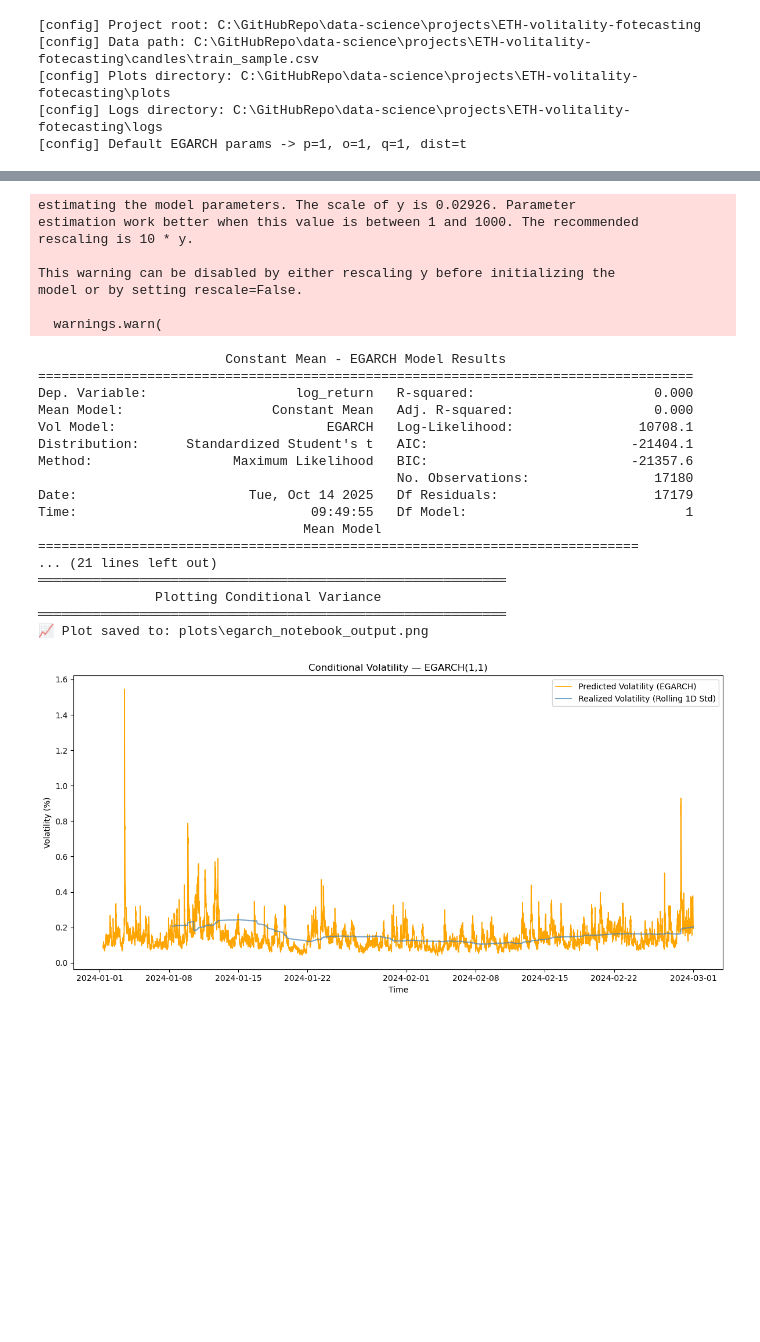
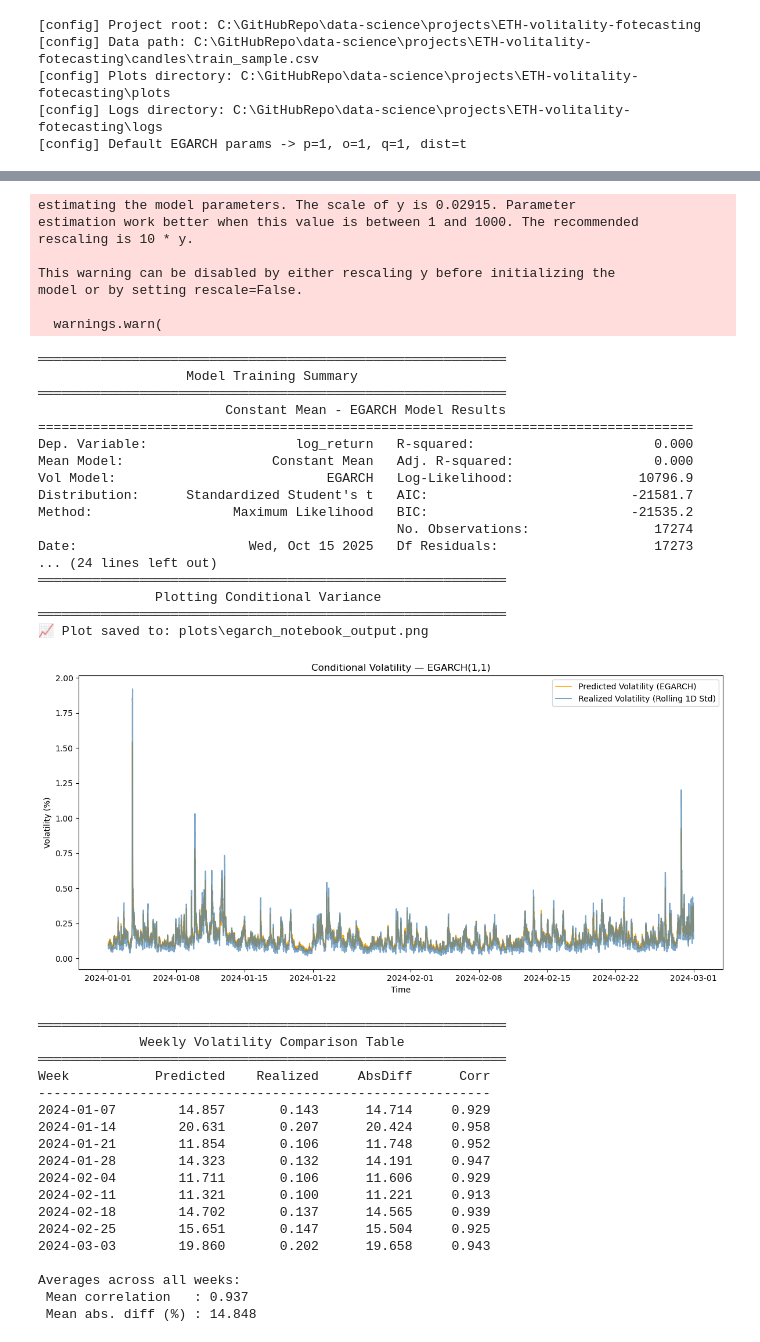
Before and after one commit to n00b0dyy/data-science, a Jupyter notebook: projects/ETH-volitality-fotecasting/notebooks/03_run_EGARCH.ipynb, the cells around one changed output, grey strips where cells are left out. Saved outputs shown, nothing was run; the diff lists cells and outputs as text; code cells hidden in the pictures; blank space fills up the shorter version.

```diff
--- a/projects/ETH-volitality-fotecasting/notebooks/03_run_EGARCH.ipynb
+++ b/projects/ETH-volitality-fotecasting/notebooks/03_run_EGARCH.ipynb
@@ -130,6 +130,10 @@ res, df = train_egarch(df, p=1, o=1, q=1)
 
 # === Plot results ===
 plot_conditional_variance(res, df, save_path=os.path.join(PLOTS_DIR, "egarch_notebook_output.png"))
+
+
+# === Weekly comparison table ===
+weekly_volatility_comparison(res, df)
 # %% [output]
 📂 Loading data from: C:\GitHubRepo\data-science\projects\ETH-volitality-fotecasting\candles\train_sample.csv
 ✅ Data loaded successfully
@@ -173,27 +178,45 @@ Remove NaN values and continue? (y/n):  y
 ════════════════════════════════════════════════════════════
-estimating the model parameters. The scale of y is 0.02926. Parameter
+estimating the model parameters. The scale of y is 0.02915. Parameter
 estimation work better when this value is between 1 and 1000. The recommended
 rescaling is 10 * y.
 
 This warning can be disabled by either rescaling y before initializing the
 model or by setting rescale=False.
 
   warnings.warn(
+════════════════════════════════════════════════════════════
+                   Model Training Summary
+════════════════════════════════════════════════════════════
                         Constant Mean - EGARCH Model Results
 ====================================================================================
 Dep. Variable:                   log_return   R-squared:                       0.000
 Mean Model:                   Constant Mean   Adj. R-squared:                  0.000
-Vol Model:                           EGARCH   Log-Likelihood:                10708.1
-Distribution:      Standardized Student's t   AIC:                          -21404.1
-Method:                  Maximum Likelihood   BIC:                          -21357.6
-                                              No. Observations:                17180
-Date:                      Tue, Oct 14 2025   Df Residuals:                    17179
-Time:                              09:49:55   Df Model:                            1
-                                  Mean Model
-=============================================================================
-... (21 lines left out)
+Vol Model:                           EGARCH   Log-Likelihood:                10796.9
+Distribution:      Standardized Student's t   AIC:                          -21581.7
+Method:                  Maximum Likelihood   BIC:                          -21535.2
+                                              No. Observations:                17274
+Date:                      Wed, Oct 15 2025   Df Residuals:                    17273
+... (24 lines left out)
 ════════════════════════════════════════════════════════════
                Plotting Conditional Variance
 ════════════════════════════════════════════════════════════
 📈 Plot saved to: plots\egarch_notebook_output.png
-[figure, old version]
+[figure, new version]
+════════════════════════════════════════════════════════════
+             Weekly Volatility Comparison Table
+════════════════════════════════════════════════════════════
+Week           Predicted    Realized     AbsDiff      Corr
+----------------------------------------------------------
+2024-01-07        14.857       0.143      14.714     0.929
+2024-01-14        20.631       0.207      20.424     0.958
+2024-01-21        11.854       0.106      11.748     0.952
+2024-01-28        14.323       0.132      14.191     0.947
+2024-02-04        11.711       0.106      11.606     0.929
+2024-02-11        11.321       0.100      11.221     0.913
+2024-02-18        14.702       0.137      14.565     0.939
+2024-02-25        15.651       0.147      15.504     0.925
+2024-03-03        19.860       0.202      19.658     0.943
+
+Averages across all weeks:
+ Mean correlation   : 0.937
+ Mean abs. diff (%) : 14.848
```
Also changed, not shown: parts of 2 cells of this notebook, 5 other files.
